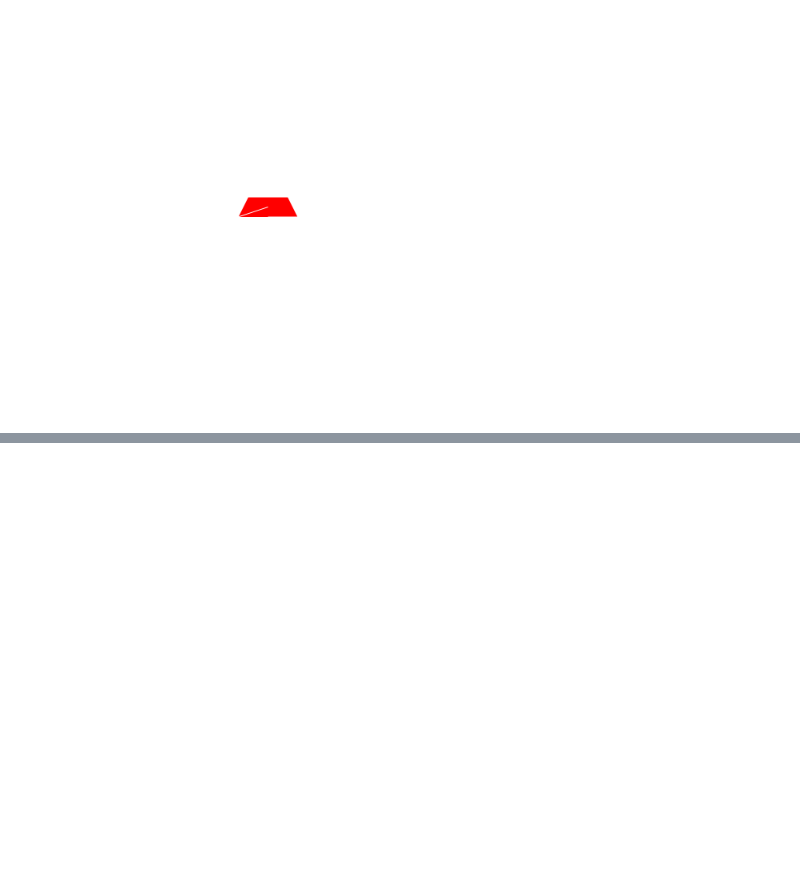
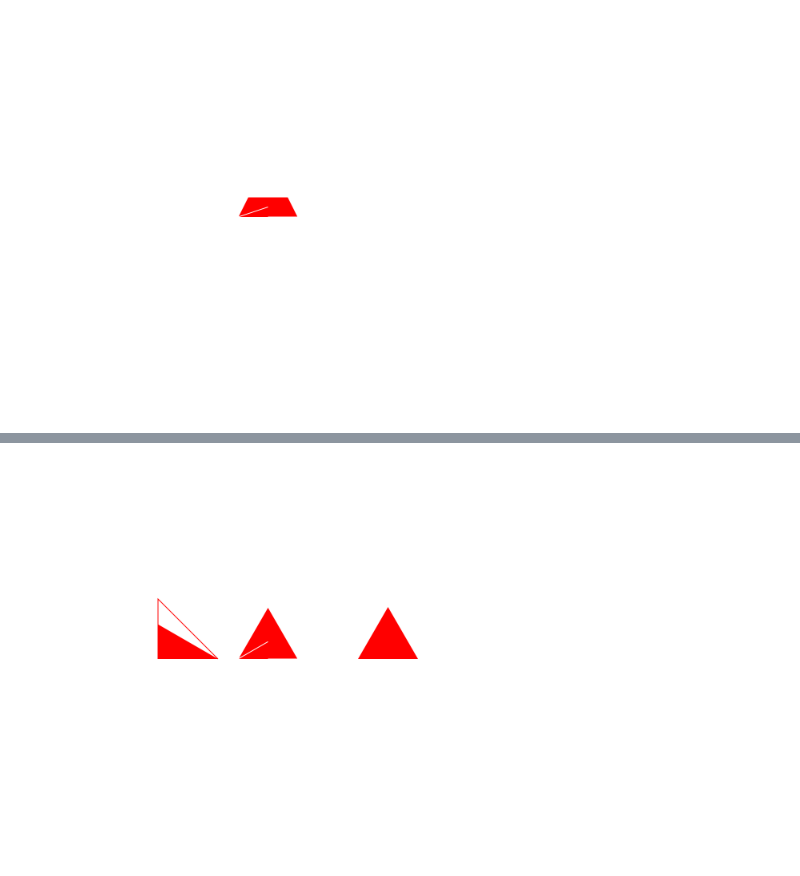
Before and after one commit to jon21o/Drawing, a Jupyter notebook: test_shapes1.ipynb, the cells around one changed output, grey strips where cells are left out. Cells and saved outputs as stored; diff of their text form; code cells hidden in the pictures; blank space fills up the shorter version.

Commit message:
Implemented triangles and parallelogram

```diff
--- a/test_shapes1.ipynb
+++ b/test_shapes1.ipynb
@@ -437,0 +438,49 @@ def draw(context, width, height):
+# %%
+@disp
+def draw(context, width, height):
+    positions = []
+    for position in ["center", "bot_left", "mid_left", "mid_top", "mid_right", "bot_right", "mid_bot"]:
+        tri1 = Shapes.My_IsoscelesTriangle(
+            ref_pt=position, ref_pt_x=500, ref_pt_y=500, width=150, angle=60
+        )
+
+        positions.append([tri1._matrix.loc[dict(dim="x", pt="pt1")].values, tri1._matrix.loc[dict(dim="y", pt="pt1")].values])
+
+        # trap.draw_stroke(context, 1, 0, 0)
+        # trap.draw_fill(context, 1, 0, 0)
+
+
+    tri1 = Shapes.My_IsoscelesTriangle(
+            ref_pt="bot_left", ref_pt_x=500, ref_pt_y=500, width=150, angle=60
+        )
+    tri1.draw_fill(context, 1, 0, 0)
+    tri2 = Shapes.My_EquilateralTriangle(
+            ref_pt="bot_left", ref_pt_x=500, ref_pt_y=500, width=150
+        )
+    tri2.translate(300, 0)
+    tri2.draw_fill(context, 1, 0, 0)
+    tri3 = Shapes.My_RightTriangle(
+            ref_pt="bot_left", ref_pt_x=500, ref_pt_y=500, width=150, angle=45
+        )
+    tri3.translate(-200, 0)
+    tri3.draw_stroke(context, 1, 0, 0)
+    tri3 = Shapes.My_RightTriangle(
+            ref_pt="bot_left", ref_pt_x=500, ref_pt_y=500, width=150, angle=30
+        )
+    tri3.translate(-200, 0)
+    tri3.draw_fill(context, 1, 0, 0)
+    context.set_source_rgb(1, 1, 1)
+    # print(positions)
+    # print(positions[0][0])
+    # print(positions[0][1])
+    context.move_to(positions[0][0], positions[0][1])
+    context.line_to(positions[1][0], positions[1][1])
+    context.line_to(positions[2][0], positions[2][1])
+    context.line_to(positions[3][0], positions[3][1])
+    context.line_to(positions[4][0], positions[4][1])
+    context.line_to(positions[5][0], positions[5][1])
+    context.line_to(positions[6][0], positions[6][1])
+
+    context.stroke()
+# %% [output]
+[figure, added]
```
Also changed, not shown: parts of 2 cells of this notebook, 1 other file.
